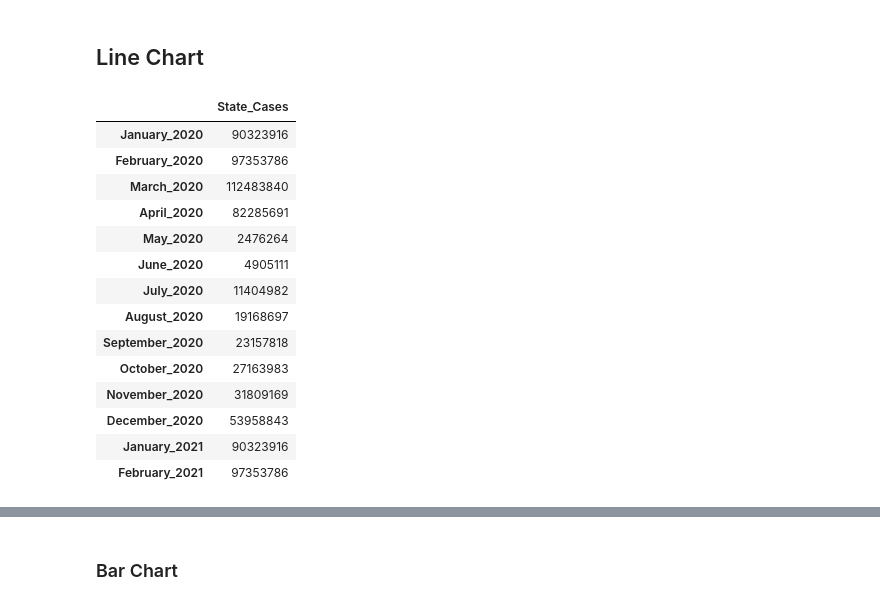
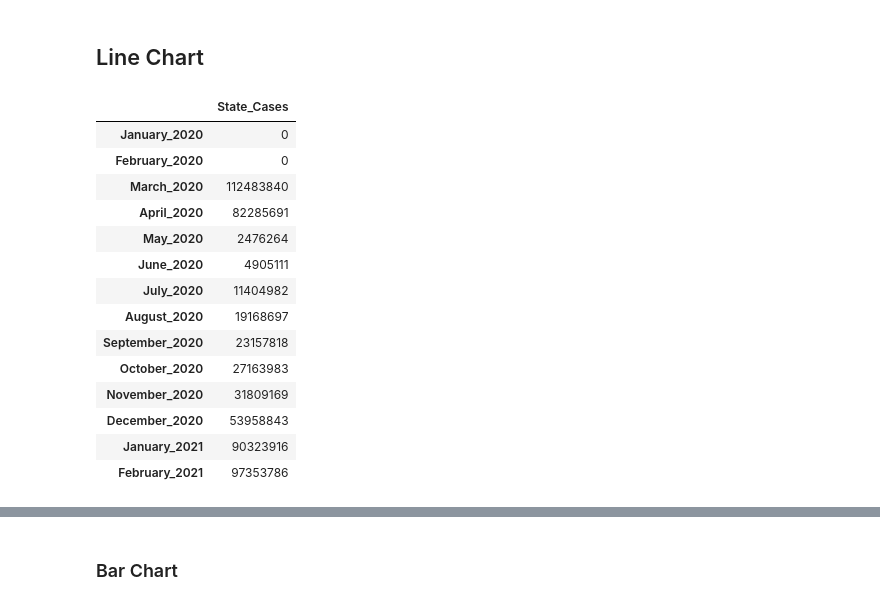
Before and after one commit to speedracer05/Covid_CalFresh, a Jupyter notebook: Covid_CalFresh.ipynb, the cells around one changed output, grey strips where cells are left out. Drawn from its saved outputs; the diff is of its cells as text; code cells hidden in the pictures.

```diff
--- a/Covid_CalFresh.ipynb
+++ b/Covid_CalFresh.ipynb
@@ -258,43 +259,43 @@ All_Merged_data
 # %% [markdown]
 ## Line Chart
 # %%
-January2020 = county_merge.loc[(county_merge["Month"] == "January") | (county_merge["Year"] == "2020")].Cases.sum()
-February2020 = county_merge.loc[(county_merge["Month"] == "February") | (county_merge["Year"] == "2020")].Cases.sum()
+January2020 = 0
+February2020 = 0
 March2020 = county_merge.loc[(county_merge["Month"] == "March") | (county_merge["Year"] == "2020")].Cases.sum()
 April2020 = county_merge.loc[(county_merge["Month"] == "April") | (county_merge["Year"] == "2020")].Cases.sum()
 May2020 = county_merge.loc[(county_merge["Month"] == "May") | (county_merge["Year"] == "2020")].Cases.sum()
 June2020 = county_merge.loc[(county_merge["Month"] == "June") | (county_merge["Year"] == "2020")].Cases.sum()
 July2020 = county_merge.loc[(county_merge["Month"] == "July") | (county_merge["Year"] == "2020")].Cases.sum()
 August2020 = county_merge.loc[(county_merge["Month"] == "August") | (county_merge["Year"] == "2020")].Cases.sum()
 September2020 = county_merge.loc[(county_merge["Month"] == "September") | (county_merge["Year"] == "2020")].Cases.sum()
 October2020 = county_merge.loc[(county_merge["Month"] == "October") | (county_merge["Year"] == "2020")].Cases.sum()
 November2020 = county_merge.loc[(county_merge["Month"] == "November") | (county_merge["Year"] == "2020")].Cases.sum()
 December2020 = county_merge.loc[(county_merge["Month"] == "December") | (county_merge["Year"] == "2020")].Cases.sum()
 January2021 = county_merge.loc[(county_merge["Month"] == "January") | (county_merge["Year"] == "2021")].Cases.sum()
 February2021 = county_merge.loc[(county_merge["Month"] == "February") | (county_merge["Year"] == "2021")].Cases.sum()
 
 Monthly_COVID_Infections_by_County = {"January_2020" : [January2020],
                                       "February_2020": [February2020],
                                       "March_2020": [March2020],
                                       "April_2020": [April2020],
                                       "May_2020" : [May2020],
                                       "June_2020" : [June2020],
                                       "July_2020" : [July2020],
                                       "August_2020" : [August2020],
                                       "September_2020" : [September2020],
                                       "October_2020" : [October2020],
                                       "November_2020" : [November2020],
                                       "December_2020" : [December2020],
                                       "January_2021" : [January2021],
                                       "February_2021": [February2021]}
 
 Monthly_COVID = pd.DataFrame(Monthly_COVID_Infections_by_County).transpose()
 Monthly_COVID.columns=["State_Cases"]
 Monthly_COVID
 # %% [output]
 |  | State_Cases |
-| January_2020 | 90323916 |
-| February_2020 | 97353786 |
+| January_2020 | 0 |
+| February_2020 | 0 |
 | March_2020 | 112483840 |
 | April_2020 | 82285691 |
 | May_2020 | 2476264 |
```
Also changed, not shown: parts of 7 cells of this notebook, 4 other files.
